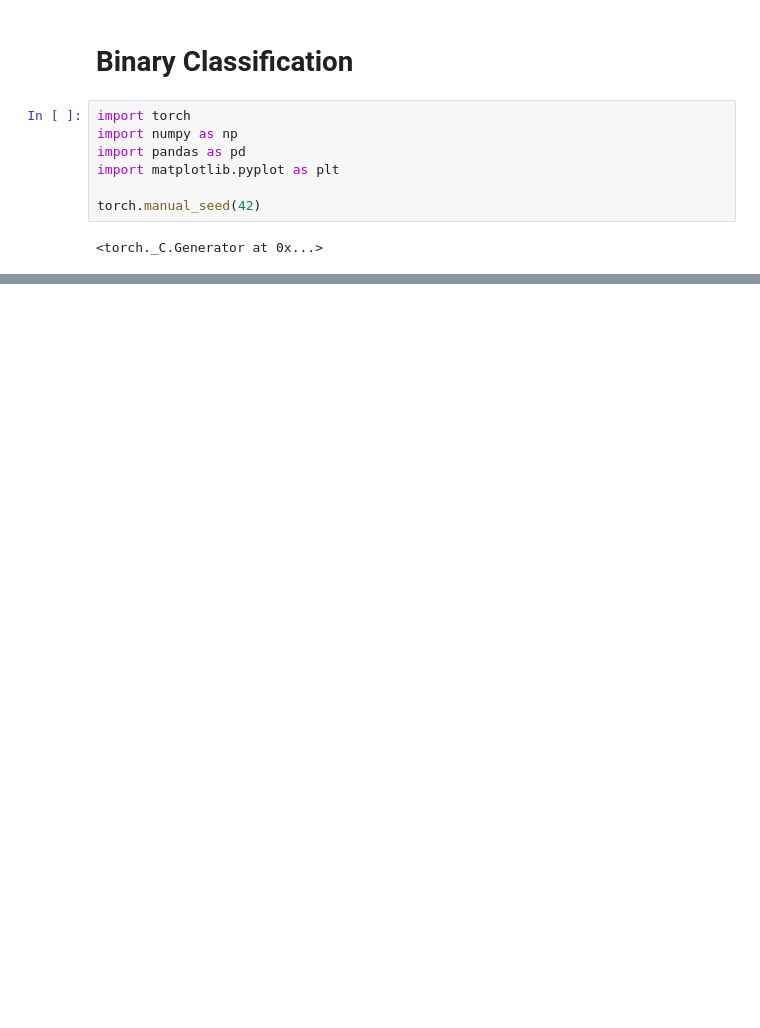
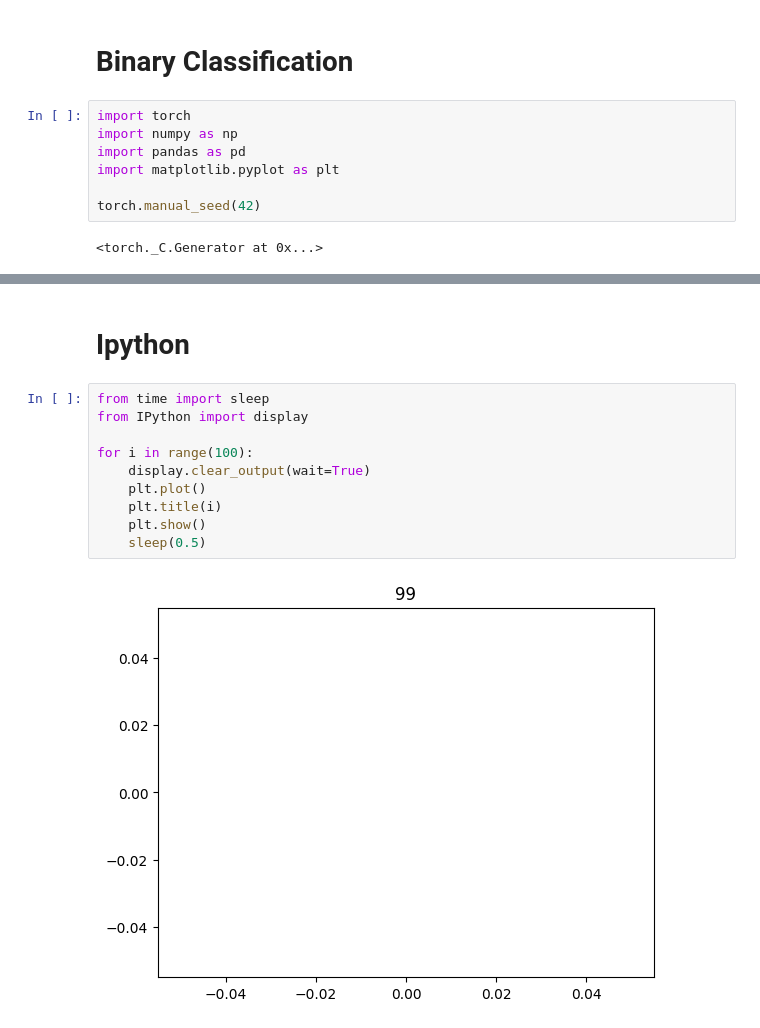
Before and after one commit to sriram-gupta/diy-ml, a Jupyter notebook: notebooks/02LinearClassification.ipynb, the cells around one changed output, grey strips where cells are left out. Drawn from its saved outputs; the diff is of its cells as text; blank space fills up the shorter version.

```diff
--- a/notebooks/02LinearClassification.ipynb
+++ b/notebooks/02LinearClassification.ipynb
@@ -44,0 +317,14 @@ plt.show()
+# %% [markdown]
+# Ipython
+# %%
+from time import sleep
+from IPython import display
+
+for i in range(100):
+    display.clear_output(wait=True)
+    plt.plot()
+    plt.title(i)
+    plt.show()
+    sleep(0.5)
+# %% [output]
+[figure, added]
```
Also changed, not shown: parts of 6 cells of this notebook.
